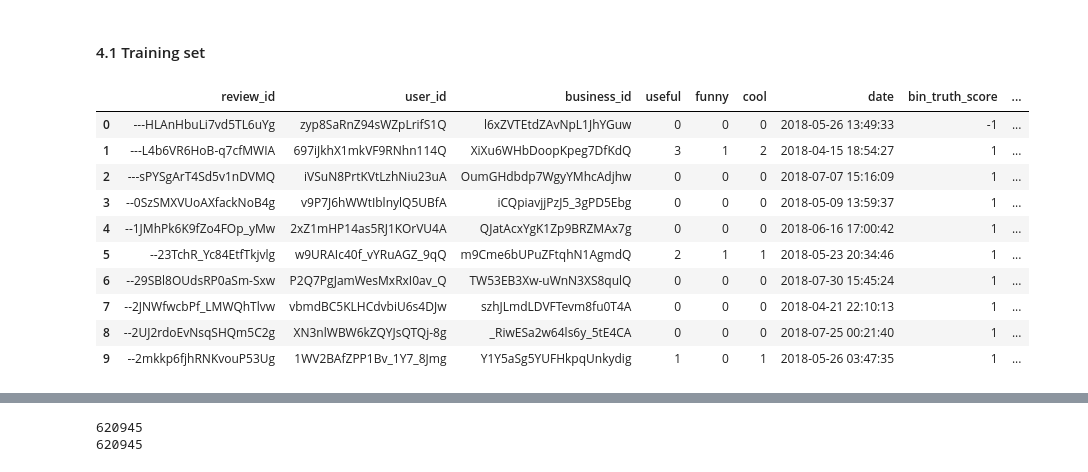
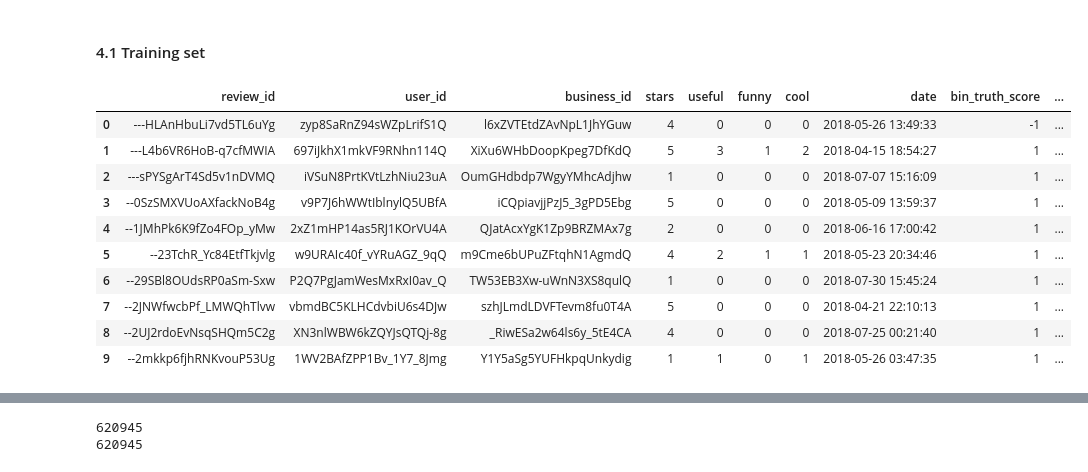
Before and after one commit to GioFic95/restaurant-recommendation-system, a Jupyter notebook: src/main_notebook-multiprocess.ipynb, the cells around one changed output, grey strips where cells are left out. Cells and saved outputs as stored; diff of their text form; code cells hidden in the pictures.

```diff
--- a/src/main_notebook-multiprocess.ipynb
+++ b/src/main_notebook-multiprocess.ipynb
@@ -1098,22 +1098,21 @@ _del_all()
 #### 4.1 Training set
 # %%
 review_train = _pd.read_pickle('../dataset/m2_n9/review_train_cuisine_final.pickle')
-review_train = review_train.assign(like = _np.nan)
+review_train = review_train.assign(likes = _np.nan)
 review_train['likes'] = _np.where(review_train['stars'].isin([4, 5]), 1, 0)
-review_train = review_train.drop('stars', axis = 1)
 review_train.head(10)
 # %% [output]
-|  | review_id | user_id | business_id | useful | funny | cool | date | bin_truth_score | ... |
-| 0 | ---HLAnHbuLi7vd5TL6uYg | zyp8SaRnZ94sWZpLrifS1Q | l6xZVTEtdZAvNpL1JhYGuw | 0 | 0 | 0 | 2018-05-26 13:49:33 | -1 | ... |
-| 1 | ---L4b6VR6HoB-q7cfMWIA | 697iJkhX1mkVF9RNhn114Q | XiXu6WHbDoopKpeg7DfKdQ | 3 | 1 | 2 | 2018-04-15 18:54:27 | 1 | ... |
-| 2 | ---sPYSgArT4Sd5v1nDVMQ | iVSuN8PrtKVtLzhNiu23uA | OumGHdbdp7WgyYMhcAdjhw | 0 | 0 | 0 | 2018-07-07 15:16:09 | 1 | ... |
-| 3 | --0SzSMXVUoAXfackNoB4g | v9P7J6hWWtIblnylQ5UBfA | iCQpiavjjPzJ5_3gPD5Ebg | 0 | 0 | 0 | 2018-05-09 13:59:37 | 1 | ... |
-| 4 | --1JMhPk6K9fZo4FOp_yMw | 2xZ1mHP14as5RJ1KOrVU4A | QJatAcxYgK1Zp9BRZMAx7g | 0 | 0 | 0 | 2018-06-16 17:00:42 | 1 | ... |
-| 5 | --23TchR_Yc84EtfTkjvlg | w9URAIc40f_vYRuAGZ_9qQ | m9Cme6bUPuZFtqhN1AgmdQ | 2 | 1 | 1 | 2018-05-23 20:34:46 | 1 | ... |
-| 6 | --29SBl8OUdsRP0aSm-Sxw | P2Q7PgJamWesMxRxI0av_Q | TW53EB3Xw-uWnN3XS8qulQ | 0 | 0 | 0 | 2018-07-30 15:45:24 | 1 | ... |
-| 7 | --2JNWfwcbPf_LMWQhTlvw | vbmdBC5KLHCdvbiU6s4DJw | szhJLmdLDVFTevm8fu0T4A | 0 | 0 | 0 | 2018-04-21 22:10:13 | 1 | ... |
-| 8 | --2UJ2rdoEvNsqSHQm5C2g | XN3nlWBW6kZQYJsQTQj-8g | _RiwESa2w64ls6y_5tE4CA | 0 | 0 | 0 | 2018-07-25 00:21:40 | 1 | ... |
-| 9 | --2mkkp6fjhRNKvouP53Ug | 1WV2BAfZPP1Bv_1Y7_8Jmg | Y1Y5aSg5YUFHkpqUnkydig | 1 | 0 | 1 | 2018-05-26 03:47:35 | 1 | ... |
+|  | review_id | user_id | business_id | stars | useful | funny | cool | date | bin_truth_score | ... |
+| 0 | ---HLAnHbuLi7vd5TL6uYg | zyp8SaRnZ94sWZpLrifS1Q | l6xZVTEtdZAvNpL1JhYGuw | 4 | 0 | 0 | 0 | 2018-05-26 13:49:33 | -1 | ... |
+| 1 | ---L4b6VR6HoB-q7cfMWIA | 697iJkhX1mkVF9RNhn114Q | XiXu6WHbDoopKpeg7DfKdQ | 5 | 3 | 1 | 2 | 2018-04-15 18:54:27 | 1 | ... |
+| 2 | ---sPYSgArT4Sd5v1nDVMQ | iVSuN8PrtKVtLzhNiu23uA | OumGHdbdp7WgyYMhcAdjhw | 1 | 0 | 0 | 0 | 2018-07-07 15:16:09 | 1 | ... |
+| 3 | --0SzSMXVUoAXfackNoB4g | v9P7J6hWWtIblnylQ5UBfA | iCQpiavjjPzJ5_3gPD5Ebg | 5 | 0 | 0 | 0 | 2018-05-09 13:59:37 | 1 | ... |
+| 4 | --1JMhPk6K9fZo4FOp_yMw | 2xZ1mHP14as5RJ1KOrVU4A | QJatAcxYgK1Zp9BRZMAx7g | 2 | 0 | 0 | 0 | 2018-06-16 17:00:42 | 1 | ... |
+| 5 | --23TchR_Yc84EtfTkjvlg | w9URAIc40f_vYRuAGZ_9qQ | m9Cme6bUPuZFtqhN1AgmdQ | 4 | 2 | 1 | 1 | 2018-05-23 20:34:46 | 1 | ... |
+| 6 | --29SBl8OUdsRP0aSm-Sxw | P2Q7PgJamWesMxRxI0av_Q | TW53EB3Xw-uWnN3XS8qulQ | 1 | 0 | 0 | 0 | 2018-07-30 15:45:24 | 1 | ... |
+| 7 | --2JNWfwcbPf_LMWQhTlvw | vbmdBC5KLHCdvbiU6s4DJw | szhJLmdLDVFTevm8fu0T4A | 5 | 0 | 0 | 0 | 2018-04-21 22:10:13 | 1 | ... |
+| 8 | --2UJ2rdoEvNsqSHQm5C2g | XN3nlWBW6kZQYJsQTQj-8g | _RiwESa2w64ls6y_5tE4CA | 4 | 0 | 0 | 0 | 2018-07-25 00:21:40 | 1 | ... |
+| 9 | --2mkkp6fjhRNKvouP53Ug | 1WV2BAfZPP1Bv_1Y7_8Jmg | Y1Y5aSg5YUFHkpqUnkydig | 1 | 1 | 0 | 1 | 2018-05-26 03:47:35 | 1 | ... |
 # %%
 restaurants = _pd.read_pickle('../dataset/m2_n9/restaurants.pickle')
 restaurants = restaurants.reset_index(drop = True)
```
Also changed, not shown: parts of 31 cells of this notebook.
